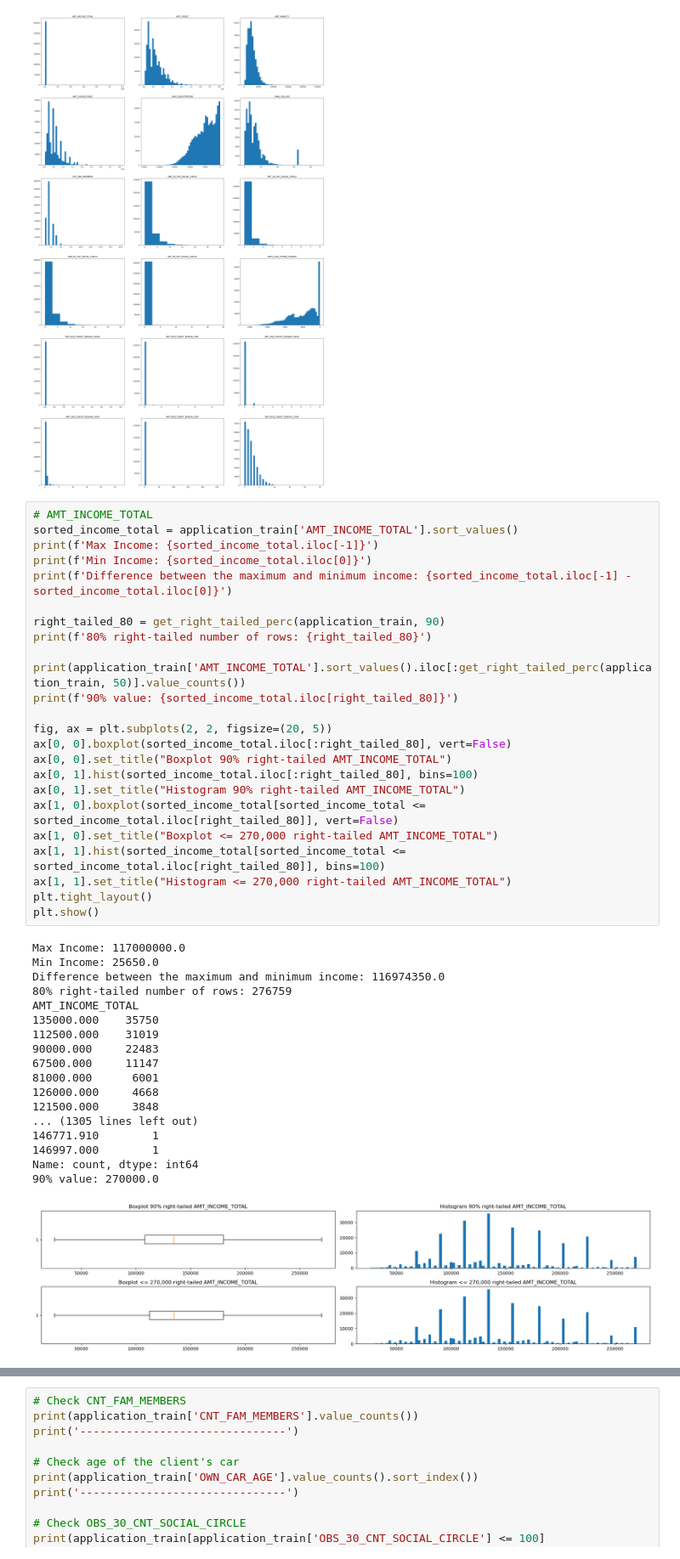
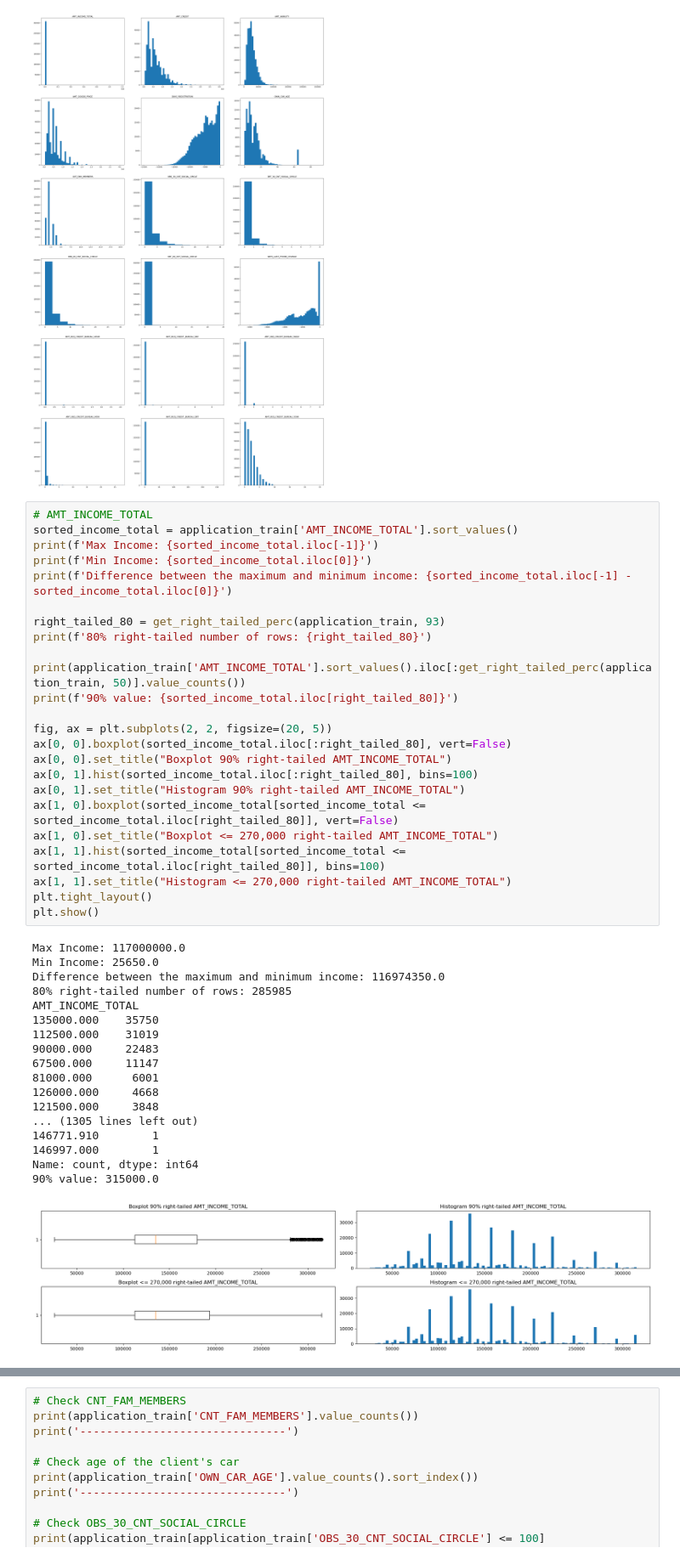
Before and after one commit to PhamMaiLinh-2403/Home_Credit_Default_Risk, a Jupyter notebook: EDA.ipynb, the cells around one changed output, grey strips where cells are left out. Shown at 85% size. Drawn from its saved outputs; the diff is of its cells as text.

```diff
--- a/EDA.ipynb
+++ b/EDA.ipynb
@@ -445,39 +445,39 @@ print(f'Max Income: {sorted_income_total.iloc[-1]}')
 print(f'Min Income: {sorted_income_total.iloc[0]}')
 print(f'Difference between the maximum and minimum income: {sorted_income_total.iloc[-1] - sorted_income_total.iloc[0]}')
 
-right_tailed_80 = get_right_tailed_perc(application_train, 90)
+right_tailed_80 = get_right_tailed_perc(application_train, 93)
 print(f'80% right-tailed number of rows: {right_tailed_80}')
 
 print(application_train['AMT_INCOME_TOTAL'].sort_values().iloc[:get_right_tailed_perc(application_train, 50)].value_counts())
 print(f'90% value: {sorted_income_total.iloc[right_tailed_80]}')
 
 fig, ax = plt.subplots(2, 2, figsize=(20, 5))
 ax[0, 0].boxplot(sorted_income_total.iloc[:right_tailed_80], vert=False)
 ax[0, 0].set_title("Boxplot 90% right-tailed AMT_INCOME_TOTAL")
 ax[0, 1].hist(sorted_income_total.iloc[:right_tailed_80], bins=100)
 ax[0, 1].set_title("Histogram 90% right-tailed AMT_INCOME_TOTAL")
 ax[1, 0].boxplot(sorted_income_total[sorted_income_total <= sorted_income_total.iloc[right_tailed_80]], vert=False)
 ax[1, 0].set_title("Boxplot <= 270,000 right-tailed AMT_INCOME_TOTAL")
 ax[1, 1].hist(sorted_income_total[sorted_income_total <= sorted_income_total.iloc[right_tailed_80]], bins=100)
 ax[1, 1].set_title("Histogram <= 270,000 right-tailed AMT_INCOME_TOTAL")
 plt.tight_layout()
 plt.show()
 # %% [output]
 Max Income: 117000000.0
 Min Income: 25650.0
 Difference between the maximum and minimum income: 116974350.0
-80% right-tailed number of rows: 276759
+80% right-tailed number of rows: 285985
 AMT_INCOME_TOTAL
 135000.000    35750
 112500.000    31019
 90000.000     22483
 67500.000     11147
 81000.000      6001
 126000.000     4668
 121500.000     3848
 ... (1305 lines left out)
 146771.910        1
 146997.000        1
 Name: count, dtype: int64
-90% value: 270000.0
+90% value: 315000.0
-[figure, old version]
+[figure, new version]
```
Also changed, not shown: parts of 5 cells of this notebook.
